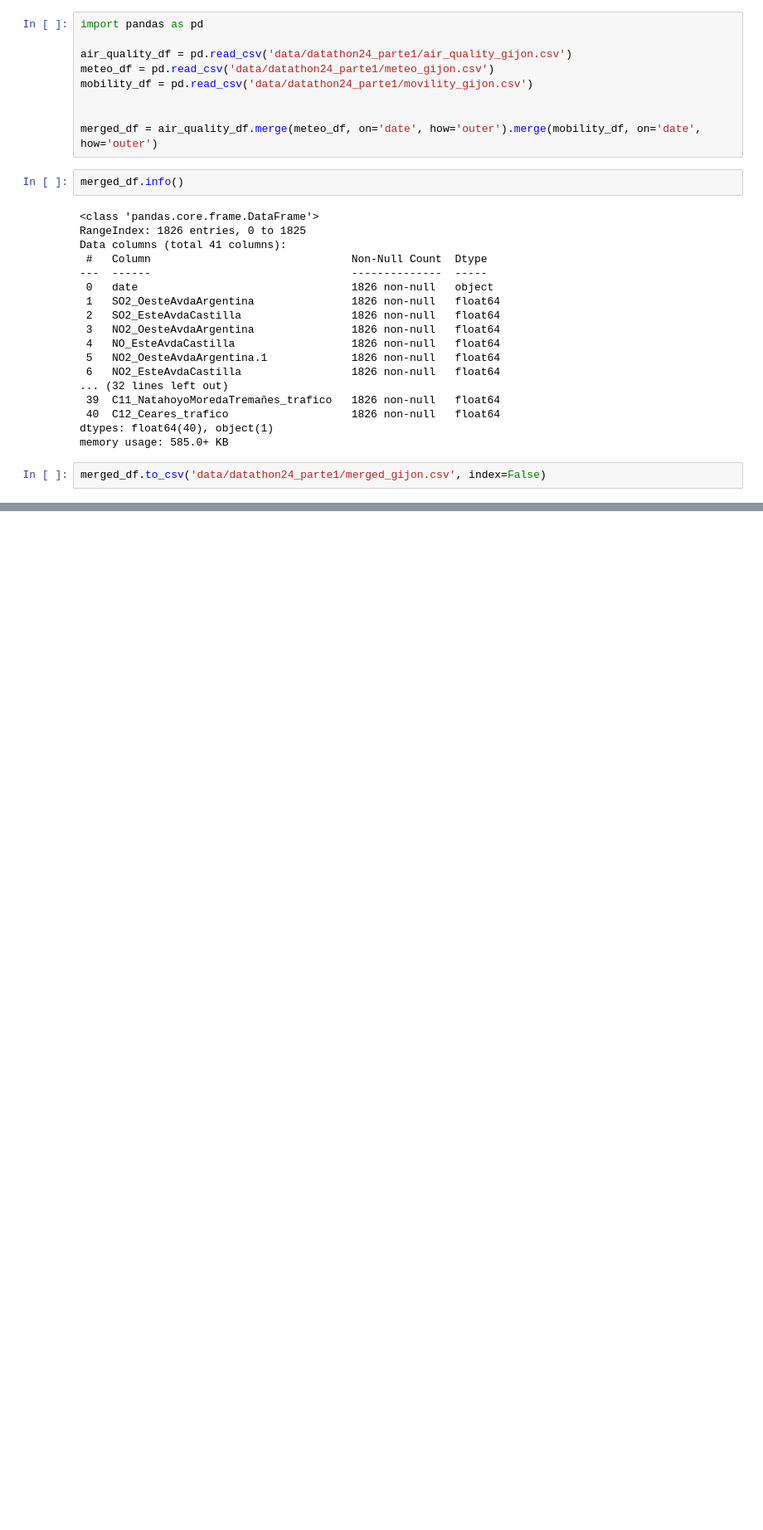
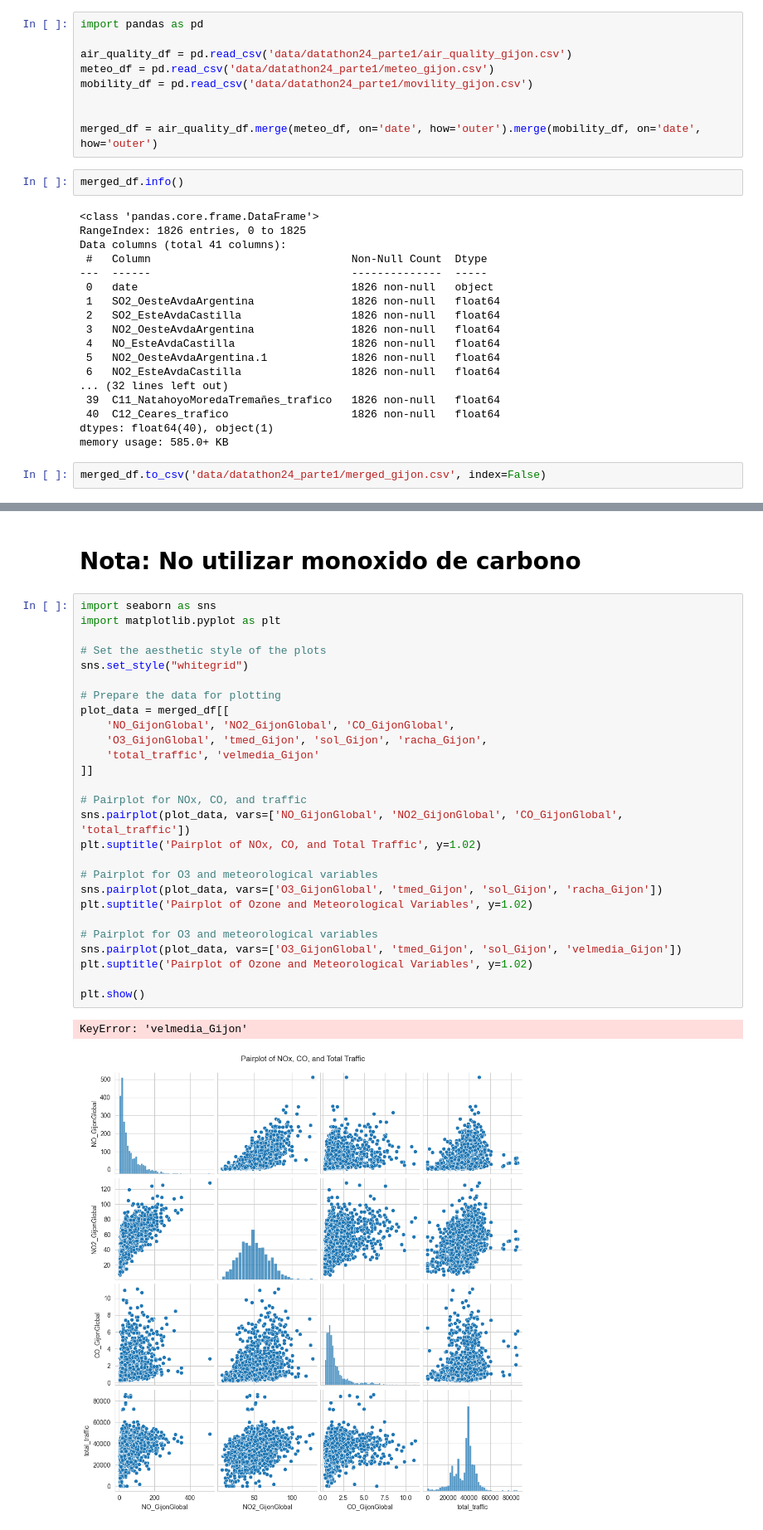
Before and after one commit to Bimo99B9/Datathon-2024, a Jupyter notebook: parte1.ipynb, the cells around one changed output, grey strips where cells are left out. Shown at 83% size. Drawn from its saved outputs; the diff is of its cells as text; blank space fills up the shorter version.

```diff
--- a/parte1.ipynb
+++ b/parte1.ipynb
@@ -31,0 +112,32 @@ merged_df.to_csv('data/datathon24_parte1/merged_gijon.csv', index=False)
+# %% [markdown]
+# Nota: No utilizar monoxido de carbono
+# %%
+import seaborn as sns
+import matplotlib.pyplot as plt
+
+# Set the aesthetic style of the plots
+sns.set_style("whitegrid")
+
+# Prepare the data for plotting
+plot_data = merged_df[[
+    'NO_GijonGlobal', 'NO2_GijonGlobal', 'CO_GijonGlobal',
+    'O3_GijonGlobal', 'tmed_Gijon', 'sol_Gijon', 'racha_Gijon',
+    'total_traffic', 'velmedia_Gijon'
+]]
+
+# Pairplot for NOx, CO, and traffic
+sns.pairplot(plot_data, vars=['NO_GijonGlobal', 'NO2_GijonGlobal', 'CO_GijonGlobal', 'total_traffic'])
+plt.suptitle('Pairplot of NOx, CO, and Total Traffic', y=1.02)
+
+# Pairplot for O3 and meteorological variables
+sns.pairplot(plot_data, vars=['O3_GijonGlobal', 'tmed_Gijon', 'sol_Gijon', 'racha_Gijon'])
+plt.suptitle('Pairplot of Ozone and Meteorological Variables', y=1.02)
+
+# Pairplot for O3 and meteorological variables
+sns.pairplot(plot_data, vars=['O3_GijonGlobal', 'tmed_Gijon', 'sol_Gijon', 'velmedia_Gijon'])
+plt.suptitle('Pairplot of Ozone and Meteorological Variables', y=1.02)
+
+plt.show()
+# %% [output]
+KeyError: 'velmedia_Gijon'
+[figure, added]
```
Also changed, not shown: parts of 3 cells of this notebook.
